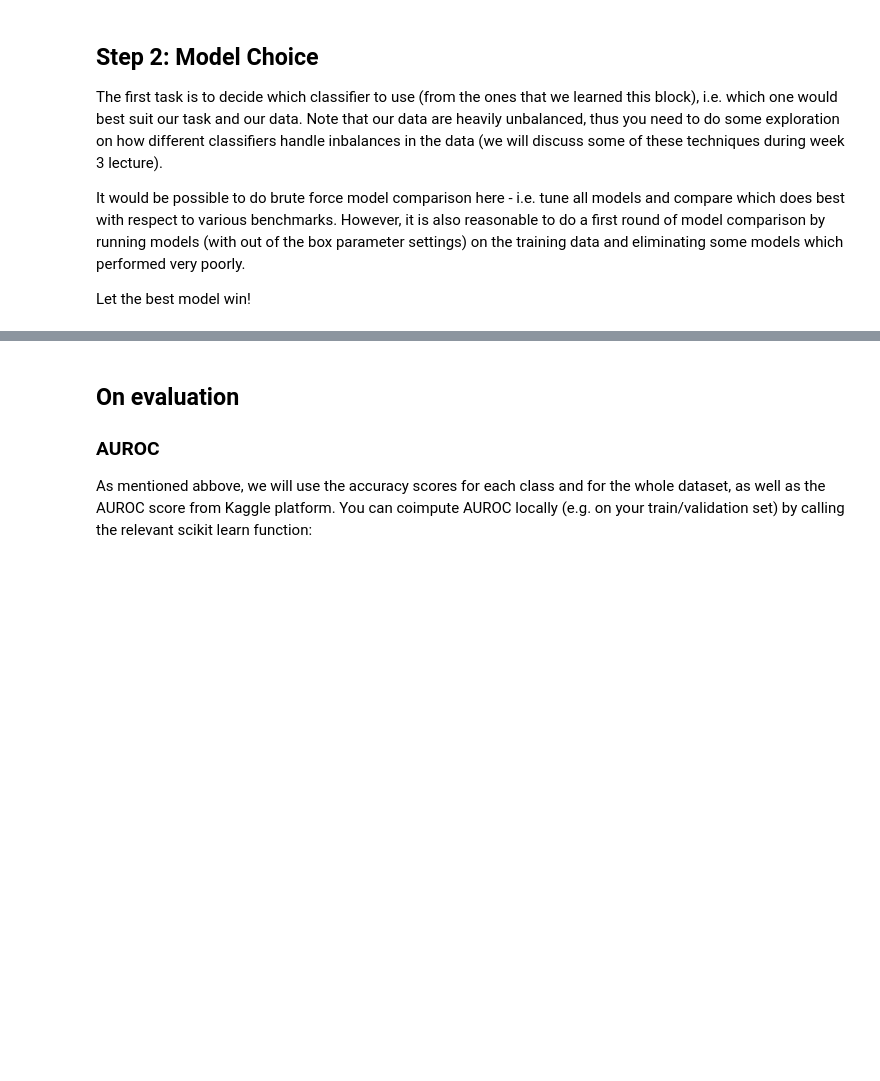
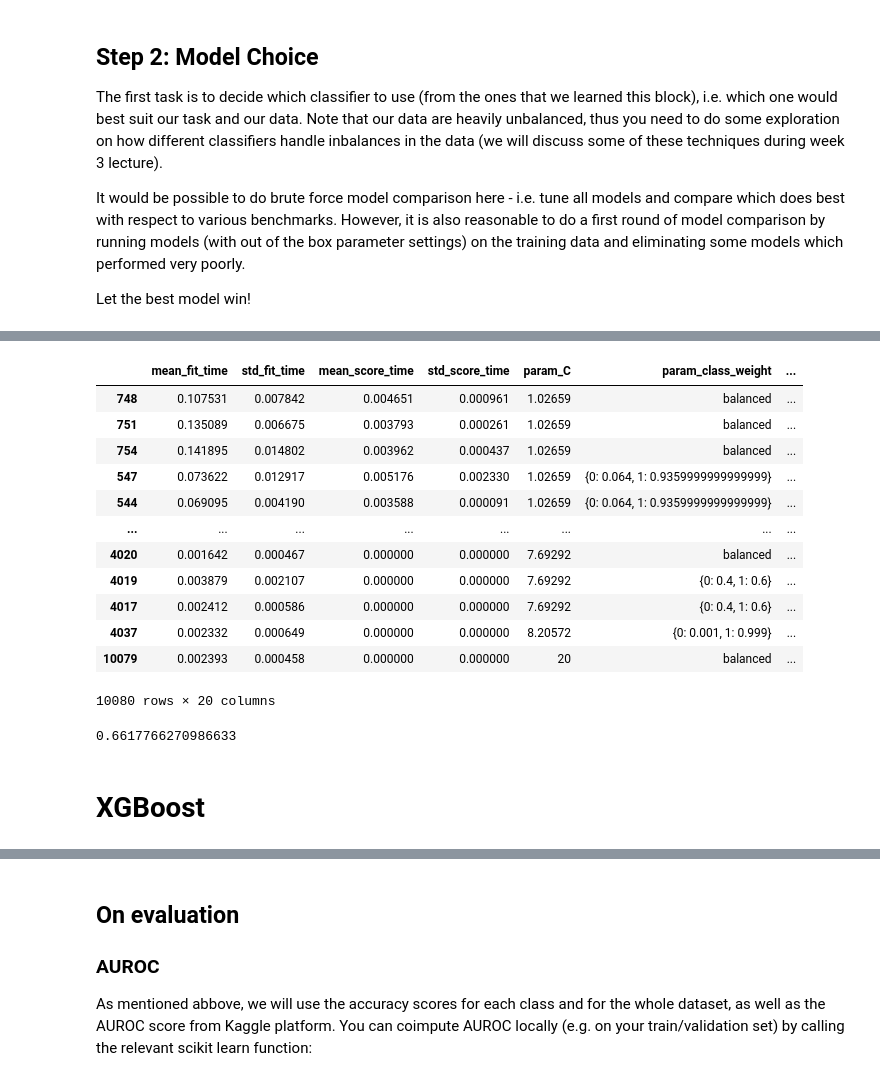
Before and after one commit to lucas-ubm/MaastrichtFlu, a Jupyter notebook: handin.ipynb, the cells around one changed output, grey strips where cells are left out. Saved outputs shown, nothing was run; the diff lists cells and outputs as text; code cells hidden in the pictures; blank space fills up the shorter version.

```diff
--- a/handin.ipynb
+++ b/handin.ipynb
@@ -903,0 +404,20 @@ score = lambda model, x_test, y_test: pd.Series([model.score(x_test, y_test),
+# %%
+from sklearn.model_selection import cross_val_score
+from sklearn.model_selection import RandomizedSearchCV
+
+
+cw = []
+for i in np.linspace(start = 0.006, stop = 0.08, num = 5):
+    cw.append({0:i, 1:1-i})
+cw.append('balanced')
+C = [x for x in np.linspace(start = 0.2, stop = 1.5, num = 5)]
+C.append(1)
+
+param_grid = {
+    'C':C,
+    'kernel':['linear', 'rbf', 'poly', 'sigmoid'],
+    'degree':[2,3,4,5,6,7,8],
+    'gamma':['auto'],
+    'shrinking':[True, False],
+    'class_weight': cw
+}
@@ -904,17 +448,20 @@ score = lambda model, x_test, y_test: pd.Series([model.score(x_test, y_test),
 # %%
+from sklearn.model_selection import GridSearchCV
 from sklearn.linear_model import LogisticRegression
+
 cw = []
-for i in np.linspace(start = 0.001, stop = 0.4, num = 40):
+for i in np.linspace(start = 0.001, stop = 0.4, num = 20):
     cw.append({0:i, 1:1-i})
 cw.append('balanced')
-
-param_grid = {
-    'C':[x for x in np.linspace(start = 0.01, stop = 100, num = 20)],
-    'penalty':['l1', 'l2', 'elasticnet'],
-    'max_iter':[10, 100, 1000, 10000],
-    'class_weight': cw
-}
+# %%
+w0 = 0.0599
+param_grid = {
+    'C':[x for x in np.linspace(start = 0.001, stop = 20, num = 40)],
+    'penalty':['l1', 'l2', 'elasticnet'],
+    'max_iter':[10, 100, 1000, 10000],
+    'class_weight': cw
+}
 # %%
 lr = LogisticRegression()
-lr_r = GridSearchCV(lr, param_grid, scoring='roc_auc', cv=3, return_train_score=True, verbose=0)
+lr_r = GridSearchCV(lr, param_grid, scoring='balanced_accuracy', cv=3, return_train_score=True, verbose=0, n_jobs=-1)
 lr_r.fit(ndata.drop('flu', axis=1), ndata['flu'])
@@ -928,0 +490,23 @@ lr_r.best_estimator_.predict(ntest)
+# %%
+pd.DataFrame(lr_r.cv_results_).sort_values(by='rank_test_score')
+# %% [output]
+|  | mean_fit_time | std_fit_time | mean_score_time | std_score_time | param_C | param_class_weight | ... |
+| 748 | 0.107531 | 0.007842 | 0.004651 | 0.000961 | 1.02659 | balanced | ... |
+| 751 | 0.135089 | 0.006675 | 0.003793 | 0.000261 | 1.02659 | balanced | ... |
+| 754 | 0.141895 | 0.014802 | 0.003962 | 0.000437 | 1.02659 | balanced | ... |
+| 547 | 0.073622 | 0.012917 | 0.005176 | 0.002330 | 1.02659 | {0: 0.064, 1: 0.9359999999999999} | ... |
+| 544 | 0.069095 | 0.004190 | 0.003588 | 0.000091 | 1.02659 | {0: 0.064, 1: 0.9359999999999999} | ... |
+| ... | ... | ... | ... | ... | ... | ... | ... |
+| 4020 | 0.001642 | 0.000467 | 0.000000 | 0.000000 | 7.69292 | balanced | ... |
+| 4019 | 0.003879 | 0.002107 | 0.000000 | 0.000000 | 7.69292 | {0: 0.4, 1: 0.6} | ... |
+| 4017 | 0.002412 | 0.000586 | 0.000000 | 0.000000 | 7.69292 | {0: 0.4, 1: 0.6} | ... |
+| 4037 | 0.002332 | 0.000649 | 0.000000 | 0.000000 | 8.20572 | {0: 0.001, 1: 0.999} | ... |
+| 10079 | 0.002393 | 0.000458 | 0.000000 | 0.000000 | 20 | balanced | ... |
+10080 rows × 20 columns
+# %%
+w = 0.064
+fin = LogisticRegression(class_weight={0:w,1:1-w}, C=2.02, penalty='l2')
+fin.fit(X_train, y_train)
+np.mean(cross_val_score(fin, X_train, y_train, scoring='balanced_accuracy', cv=3))
+# %% [output]
+0.6617766270986633
@@ -928,0 +522,2 @@ lr_r.best_estimator_.predict(ntest)
+# %% [markdown]
+# XGBoost
```
Also changed, not shown: parts of 371 cells of this notebook.
